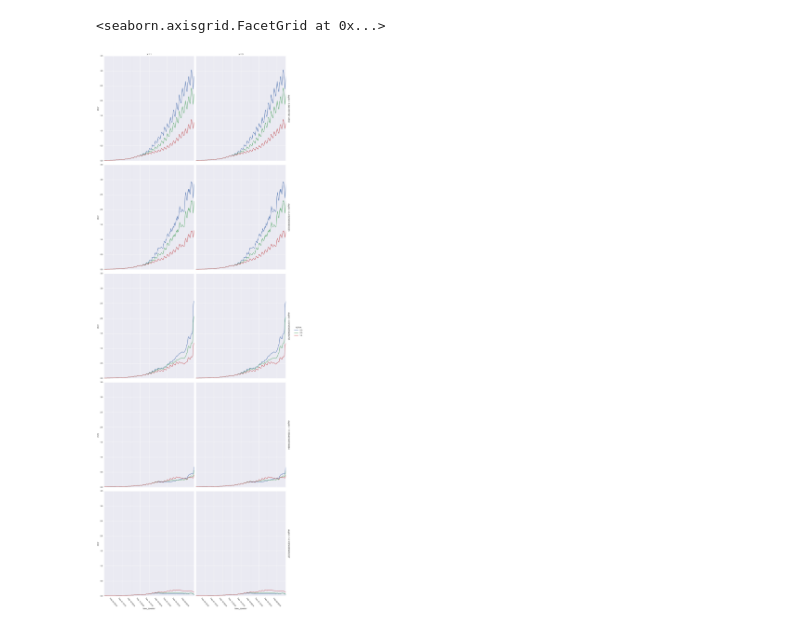
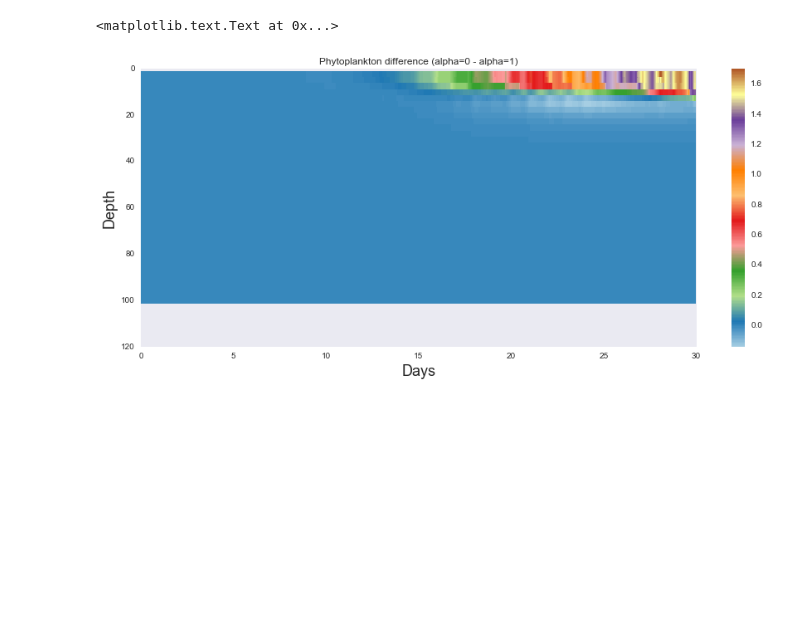
Before and after one commit to SalishSeaCast/analysis-james, a Jupyter notebook: notebooks/mesozoo_alpha_sensitivity.ipynb, the cells around one changed output. Drawn from its saved outputs; the diff is of its cells as text; code cells hidden in the pictures; blank space fills up the shorter version.

```diff
--- a/notebooks/mesozoo_alpha_sensitivity.ipynb
+++ b/notebooks/mesozoo_alpha_sensitivity.ipynb
@@ -44 +52,14 @@ for alpha in dataset_dict:
+# %%
+# Plot the difference in PHY concentration vs depth and time between alpha = 0 and alpha = 1
+fig, ax = plt.subplots(1, 1,figsize=(15,6))
+mesh=plt.pcolormesh(tz,zt,dataset_dict[0].PHY.values[:,:,2,2].T - dataset_dict[1].PHY.values[:,:,2,2].T)
+fig.colorbar(mesh)
+plt.gca().invert_yaxis()
+plt.title("Alpha = " + str(alpha))
+plt.xlabel("Days", size =18)
+plt.ylabel("Depth", size = 18)
+plt.title("Phytoplankton difference (alpha=0 - alpha=1)")
+# %% [output]
+<matplotlib.text.Text at 0x...>
+[figure, added]
 # %%
@@ -57,12 +76,0 @@ depth_subset = df_subset.deptht.unique()[1:6] #pick some of the depths to graph
-# %%
-g = sns.FacetGrid(df_subset.query('deptht in @depth_subset'), row="deptht", col="x", hue = "ALPHA", margin_titles=True, size = 8, aspect = 0.9)
-g.map(plt.plot, "time_counter", "PHY")
-g.add_legend()
-g.set_xticklabels(rotation=-50)
-
-#Plot of PHY population over time at several different locations
-#(different colored lines for different simulation alpha value)
-#Depth increases downwards, and there are two x positions plotted for each depth
-# %% [output]
-<seaborn.axisgrid.FacetGrid at 0x...>
-[figure, removed]
```
Also changed, not shown: parts of 13 cells of this notebook, 1 other file.
